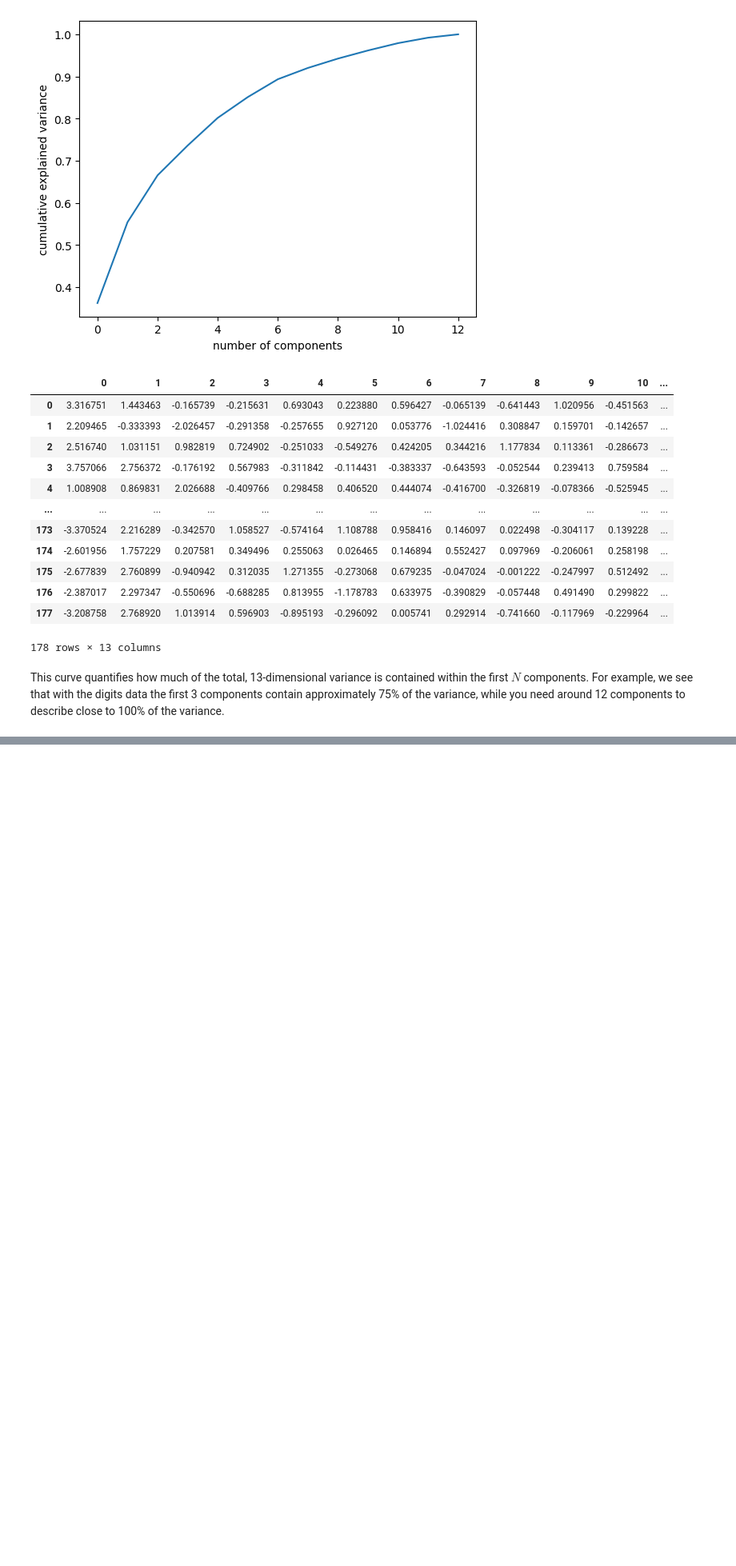
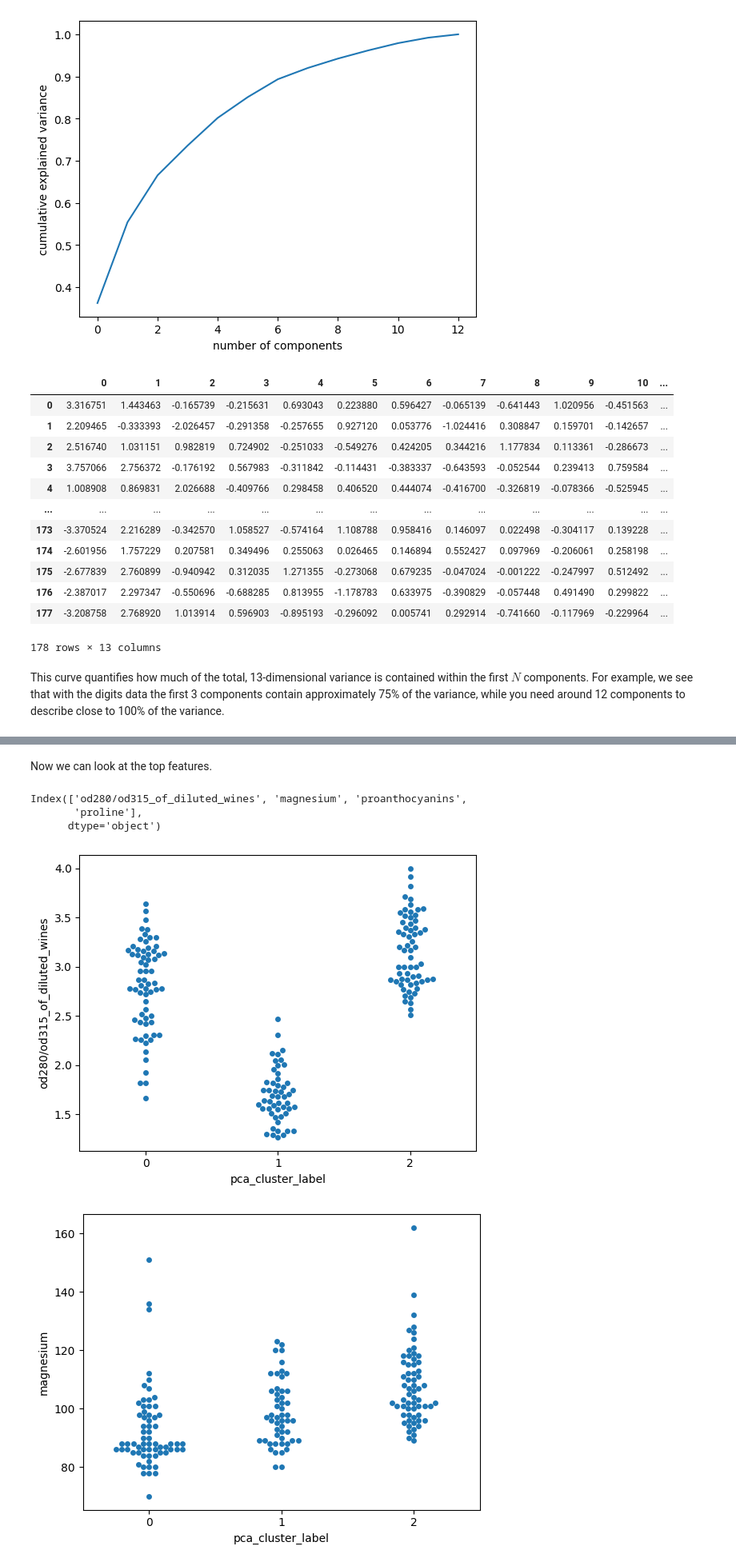
Before and after one commit to nebachadnassar/GWU-DNSC-4211, a Jupyter notebook: public/Class_10/Class_10_Unsupervised_Learning.ipynb, the cells around one changed output, grey strips where cells are left out. Shown at 80% size. Cells and saved outputs as stored; diff of their text form; code cells hidden in the pictures; blank space fills up the shorter version.

```diff
--- a/public/Class_10/Class_10_Unsupervised_Learning.ipynb
+++ b/public/Class_10/Class_10_Unsupervised_Learning.ipynb
@@ -587,0 +619,13 @@ For example, we see that with the digits data the first 3 components contain app
+# %%
+# Get the loadings (components)
+loadings = my_model.components_.T * np.sqrt(my_model.explained_variance_)
+
+# Create a readable dataframe
+loadings_df = pd.DataFrame(
+    loadings,
+    columns=[f'PC{i+1}' for i in range(my_model.n_components_)],
+    index=features.columns
+)
+
+# Look at the first 3 PCs
+loadings_df.iloc[:, :3].abs().sort_values('PC1', ascending=False)
@@ -587,0 +649,9 @@ For example, we see that with the digits data the first 3 components contain app
+# %%
+# new dataframe with just first three PCs
+loadings_123 = loadings_df.iloc[:, :3].abs()
+
+# make a totals column of the three PCs
+loadings_123['totals'] = loadings_123.sum(axis=1)
+
+# and sort
+loadings_123.sort_values('totals')
@@ -587,0 +673,16 @@ For example, we see that with the digits data the first 3 components contain app
+# %% [markdown]
+Now we can look at the top features.
+# %%
+top_features = loadings_123.sort_values('totals').tail(4).index
+top_features
+# %% [output]
+Index(['od280/od315_of_diluted_wines', 'magnesium', 'proanthocyanins',
+       'proline'],
+      dtype='object')
+# %%
+for feature in top_features:
+    sns.swarmplot(data=df, x="pca_cluster_label", y=feature)
+    plt.show()
+# %% [output]
+[figure, added]
+[figure, added]
```
Also changed, not shown: parts of 13 cells of this notebook, 1 other file.
